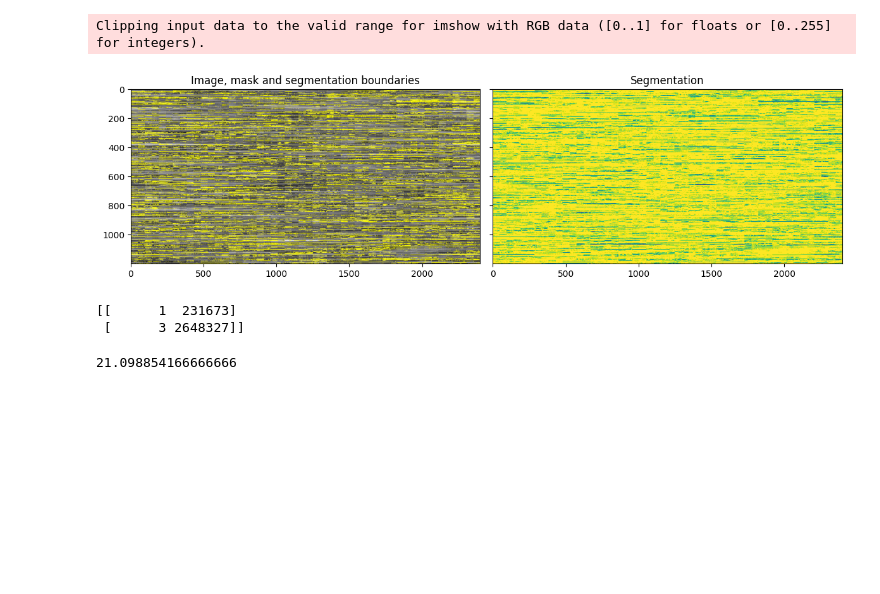
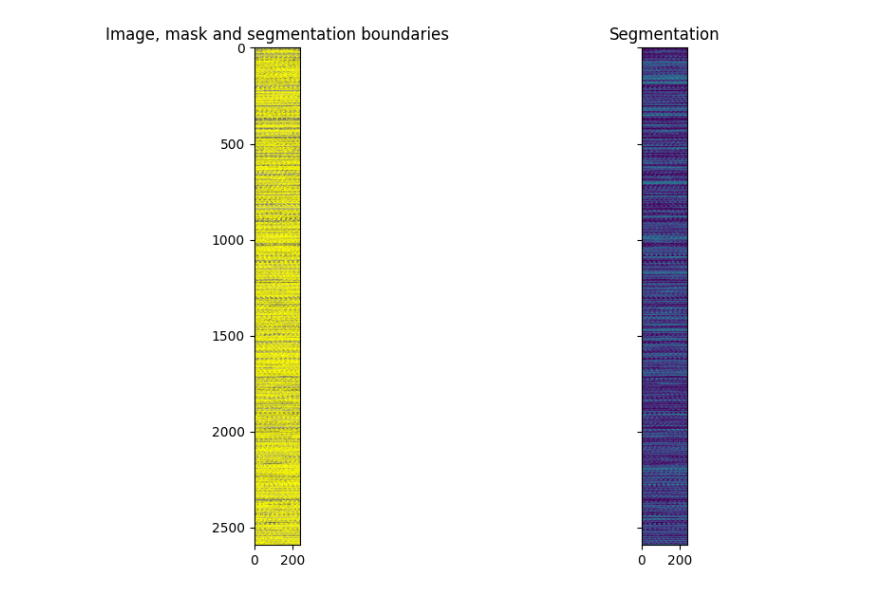
Before and after one commit to tmandelz/crop-segmentation, a Jupyter notebook: rf.ipynb, the cells around one changed output. Saved outputs shown, nothing was run; the diff lists cells and outputs as text; code cells hidden in the pictures; blank space fills up the shorter version.

Commit message:
add k fold random forest, add seed

```diff
--- a/rf.ipynb
+++ b/rf.ipynb
@@ -55,13 +14,0 @@ target_train = torch.cat(all_data_target, dim=0)
-# %%
-sigma_min = 1
-sigma_max = 16
-input_train= input_train[0:22000]
-target_train = target_train[0:22000]
-reshaped_tensor_train = input_train.reshape(24*220, 24*100, 4)
-reshaped_target_train = target_train.reshape(24*220, 24*100)
-
-features_func_train = partial(feature.multiscale_basic_features,
-                        intensity=True, edges=False, texture=True,
-                        sigma_min=sigma_min, sigma_max=sigma_max,
-                        channel_axis=-1)
-train_features = features_func_train(reshaped_tensor_train)
@@ -121,8 +14,0 @@ test_features = features_func_test(reshaped_tensor_test)
-# %%
-class_weights = {0: 1e-40, 1: 1, 2:1,3:1,4:1,5:1}
-clf = RandomForestClassifier(n_estimators=50, n_jobs=-1,
-                             max_depth=10, max_samples=0.05,
-                             class_weight=class_weights)
-
-clf = future.fit_segmenter(reshaped_target_train, train_features, clf)
-result = future.predict_segmenter(train_features, clf)
@@ -142,0 +115,12 @@ result = future.predict_segmenter(test_features, clf)
+# %%
+for fold in range(1,6):
+    # init the wandb run
+    run = setup_wandb_run(project_name="dlbs-crop-segmentation",
+                            run_group="RandomForest-Baseline",
+                            fold=fold, model_architecture="RandomForest",
+                            batchsize='Full',seed=random_state)
+    input_train,target_train = load_data_fold(fold=fold)
+    reshaped_tensor_train,reshaped_target_train = prepare_data_fold(input_train,target_train)
+    y_pred = fit_rf(reshaped_tensor_train,reshaped_target_train)
+
+    evaluate_log(reshaped_target_train,y_pred,run,verbose=True)
@@ -143,21 +138,10 @@ result = future.predict_segmenter(test_features, clf)
 # %%
 fig, ax = plt.subplots(1, 2, sharex=True, sharey=True, figsize=(12, 6))
-ax[0].imshow(segmentation.mark_boundaries(reshaped_tensor_test[:,:,1:4].numpy(), result, mode='thick'))
+ax[0].imshow(segmentation.mark_boundaries(reshaped_tensor_train[:,:,1:4].numpy(), y_pred, mode='thick'))
 # ax[0].contour(reshaped_target.numpy())
 ax[0].set_title('Image, mask and segmentation boundaries')
-ax[1].imshow(result)
+ax[1].imshow(y_pred)
 ax[1].set_title('Segmentation')
 fig.tight_layout()
 # %% [output]
-Clipping input data to the valid range for imshow with RGB data ([0..1] for floats or [0..255] for integers).
-[figure, old version]
+[figure, new version]
-# %%
-unique, counts = np.unique(result, return_counts=True)
-print(np.asarray((unique, counts)).T)
-# %% [output]
-[[      1  231673]
- [      3 2648327]]
-# %%
-np.sum(result == reshaped_target_test.numpy())/len(reshaped_target_test.flatten())*100
-# %% [output]
-21.098854166666666
```
Also changed, not shown: parts of 13 cells of this notebook, 2 other files.
